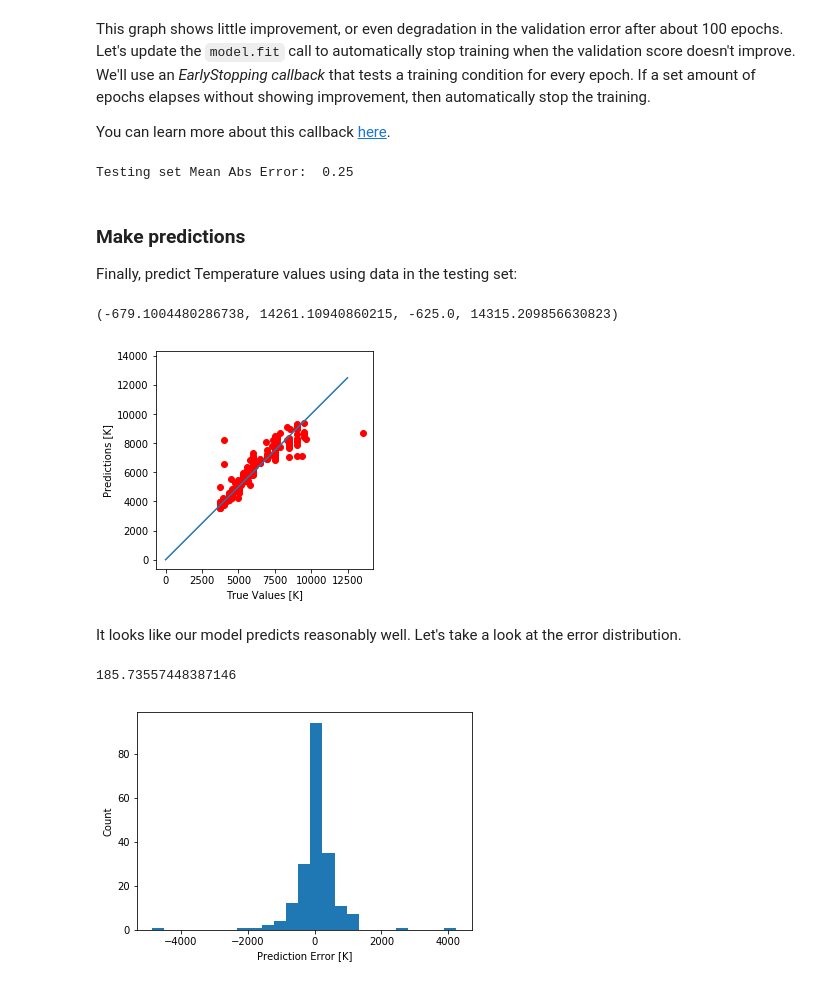
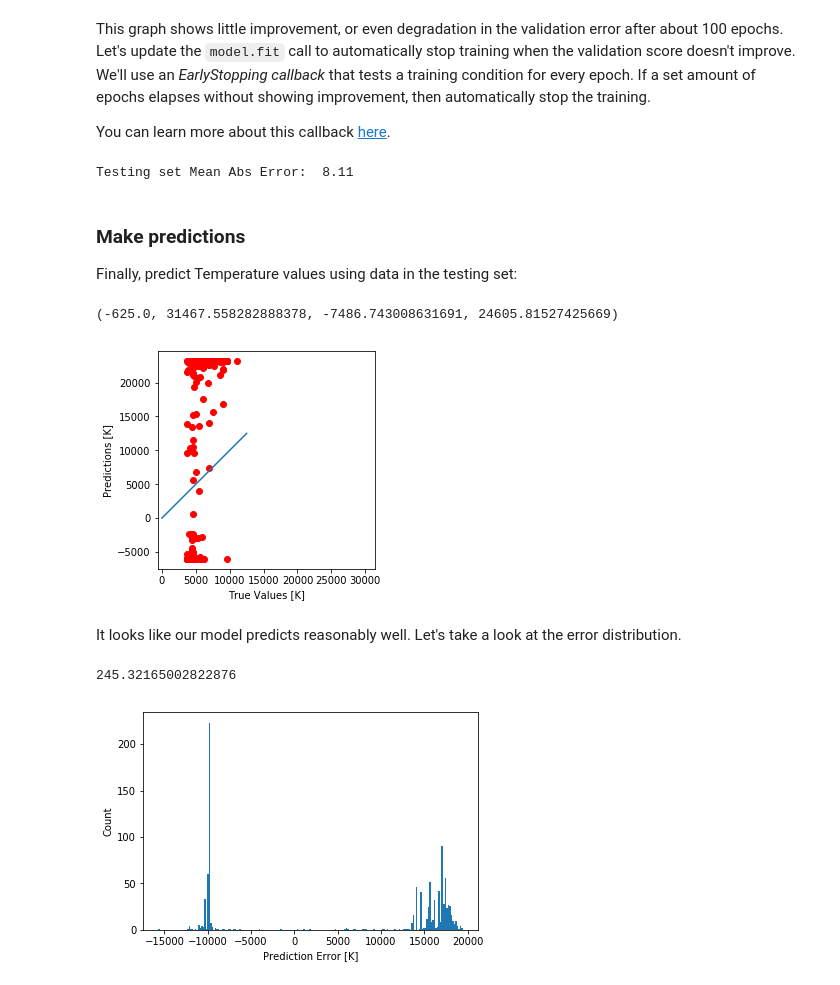
Before and after one commit to astrodatos/proyecto_neuralclusters, a Jupyter notebook: Neural_Clusters.ipynb, the cells around one changed output. Cells and saved outputs as stored; diff of their text form; code cells hidden in the pictures.

```diff
--- a/Neural_Clusters.ipynb
+++ b/Neural_Clusters.ipynb
@@ -32,7 +32,7 @@ Disponible en enlace
 # %%
 t_ini = time()
 
-data = SDSS.query_sql("""SELECT TOP 1000
+data = SDSS.query_sql("""SELECT TOP 5000
                       p.fiberMag_u, p.fiberMag_g, p.fiberMag_r, p.fiberMag_i,
                       p.fiberMag_z,s.elodieTEff
 
@@ -140,7 +140,7 @@ Modelo Secuencial
 # %%
 def build_model():
   model = keras.Sequential([
-    layers.Dense(5, activation=tf.nn.tanh, input_shape=[len(train_datapd.keys())]),
+    layers.Dense(1, activation=tf.nn.tanh, input_shape=[len(train_datapd.keys())]),
     #layers.Dense(5, activation=tf.nn.tanh),
     #layers.Dense(4, activation=tf.nn.relu),
     layers.Dense(1)
@@ -264,7 +264,7 @@ loss, mae, mse = model.evaluate(norm_test_feat, norm_test_labels, verbose=0)
 
 print("Testing set Mean Abs Error: {:5.2f}".format(mae))
 # %% [output]
-Testing set Mean Abs Error:  0.25
+Testing set Mean Abs Error:  8.11
 # %% [markdown]
 ### Make predictions
 
@@ -288,19 +288,19 @@ plt.axis('square')
 #plt.ylim([0,plt.ylim()[1]])
 #_ = plt.plot([-100, 100], [-100, 100])
 # %% [output]
-(-679.1004480286738, 14261.10940860215, -625.0, 14315.209856630823)
+(-625.0, 31467.558282888378, -7486.743008631691, 24605.81527425669)
-[figure, old version]
+[figure, new version]
 # %% [markdown]
 It looks like our model predicts reasonably well. Let's take a look at the error distribution.
 # %%
 error = test_predictions - test_labels
-plt.hist(error, bins = 25)
+plt.hist(error, bins = 200)
 plt.xlabel("Prediction Error [K]")
 _ = plt.ylabel("Count")
 
 t_fin = time()
 
 print(t_fin - t_ini)
 # %% [output]
-185.73557448387146
+245.32165002822876
-[figure, old version]
+[figure, new version]
```
Also changed, not shown: parts of 5 cells of this notebook.
